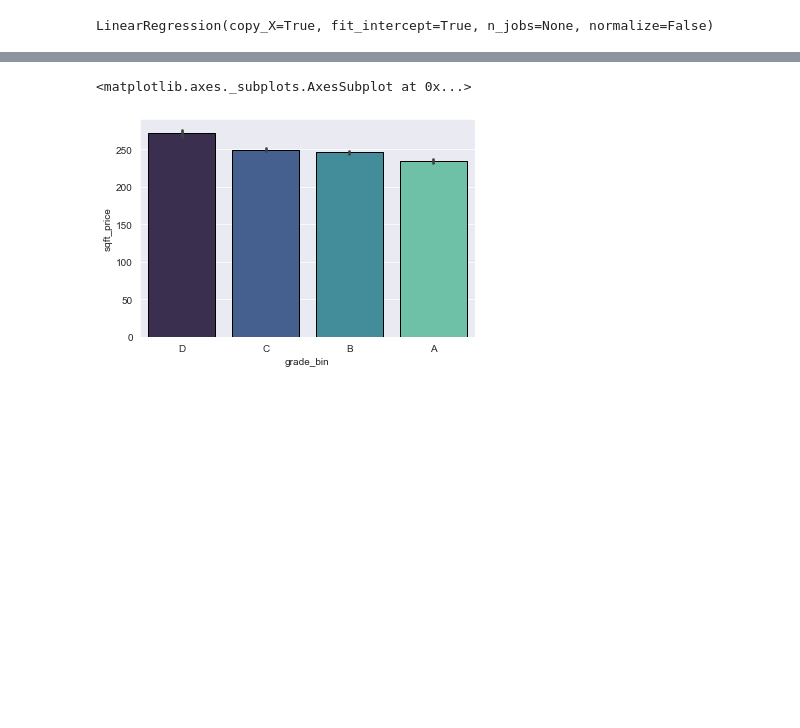
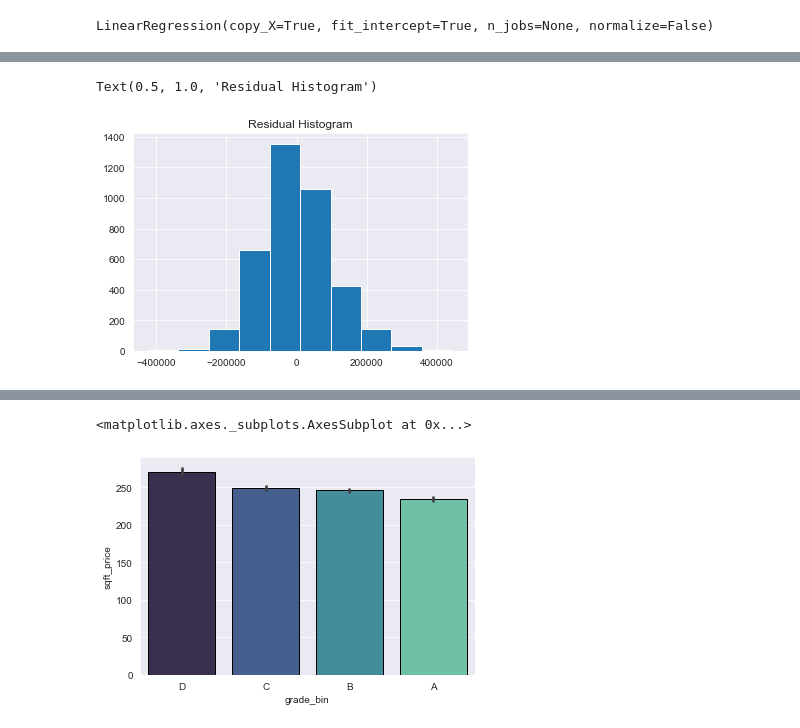
Before and after one commit to Aper012/dsc-phase-2-project, a Jupyter notebook: Project2.ipynb, the cells around one changed output, grey strips where cells are left out. Drawn from its saved outputs; the diff is of its cells as text; code cells hidden in the pictures; blank space fills up the shorter version.

```diff
--- a/Project2.ipynb
+++ b/Project2.ipynb
@@ -1284,3 +1290,9 @@ statsmodels.graphics.gofplots.qqplot(residuals, line = 'r')
+# %%
+residuals_2.hist()
+plt.title('Residual Histogram')
+# %% [output]
+Text(0.5, 1.0, 'Residual Histogram')
+[figure, added]
 # %%
 #
 #
```
Also changed, not shown: parts of 23 cells of this notebook.
